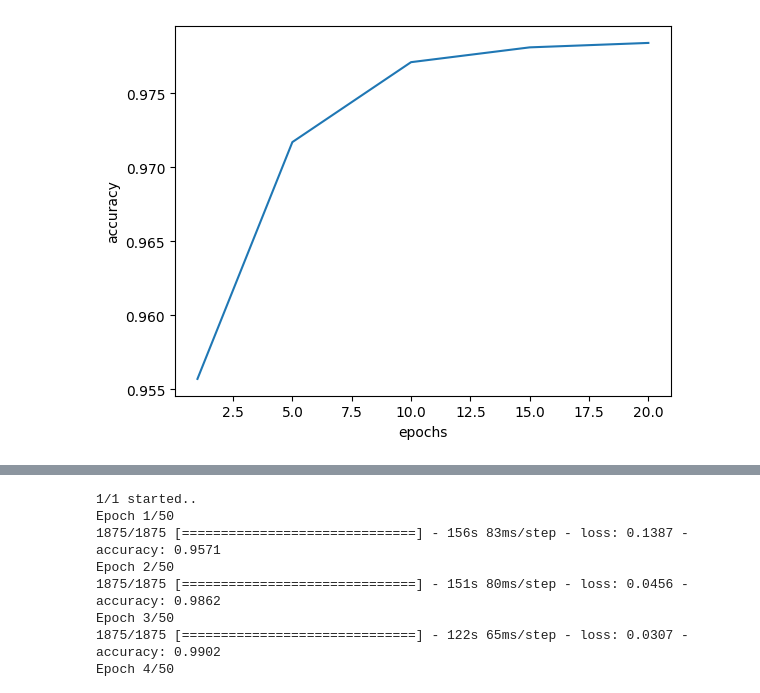
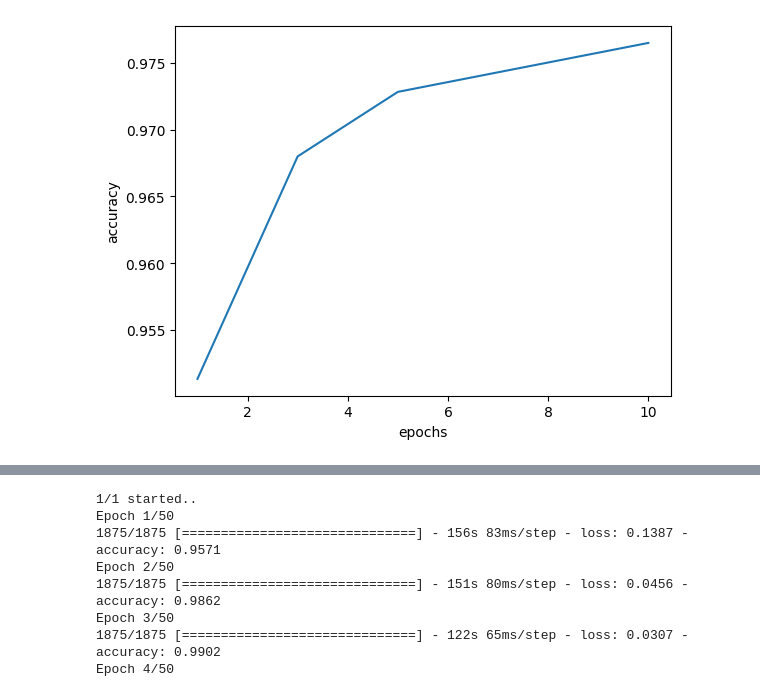
Before and after one commit to andreasvalen/Project2, a Jupyter notebook: testingPlayground.ipynb, the cells around one changed output, grey strips where cells are left out. Drawn from its saved outputs; the diff is of its cells as text; code cells hidden in the pictures.

```diff
--- a/testingPlayground.ipynb
+++ b/testingPlayground.ipynb
@@ -206,18 +231,12 @@ nodes=128
 epochs=5
 
 #[use_cnn = 0 or 1, nodes_in_layers, epochs, drop = float between 0 and 1, add_dense_layer = 0 or 1]
-d_parameters_to_test = np.array([[0, nodes, epochs, 0, 0],
+drop_parameters_to_test = np.array([[0, nodes, epochs, 0, 0],
                                [0, nodes, epochs, 0.1, 0],
                                [0, nodes, epochs, 0.2, 0],
+                               [0, nodes, epochs, 0.25, 0],
                                [0, nodes, epochs, 0.3, 0],
-                               [0, nodes, epochs, 0.4, 0],
-                               [0, nodes, epochs, 0.5, 0],
-                               [0, nodes, epochs, 0.6, 0],
                               ])
-#Testing the significance of the number of neurons and if an extra layer adds to the accuracy
-d_tested_models = mapThen_trainAndEvaluateModel(x_train, y_train, x_test, y_test, d_parameters_to_test)
 
-#Printing models from best to worst
-for modelData in d_tested_models:
-    printChosenParams(modelData, use_cnn=False, epochs=False, time=False)
+drop_tested_models = mapThen_trainAndEvaluateModel(x_train, y_train, x_val, y_val, drop_parameters_to_test)
 # %% [output]
@@ -241,4 +260,9 @@ acc: 0.964, loss: 0.125, npl: 128, drop: 0.6, extra_layers: 0.0,
 # %%
-sortedList = sorted(d_tested_models, key=lambda d: d['drop'], reverse=False)
+
+#Printing models from best performance to worst
+for modelData in drop_tested_models:
+    printChosenParams(modelData, use_cnn=False, epochs=False, time=False)
+
+sortedList = sorted(drop_tested_models, key=lambda d: d['drop'], reverse=False)
 plotCorrelationGraph(sortedList, x="drop", y="accuracy")
 # %% [output]
@@ -248,19 +277,14 @@ plotCorrelationGraph(sortedList, x="drop", y="accuracy")
 ## This block is testing epochs ##
 ###################################
 nodes=128
-drop=0.3
+drop=0.2
 
 #[use_cnn = 0 or 1, nodes_in_layers, epochs, drop = float between 0 and 1, add_dense_layer = 0 or 1]
-e_parameters_to_test = np.array([[0, nodes, 1, drop, 0],
+epoch_parameters_to_test = np.array([[0, nodes, 1, drop, 0],
+                               [0, nodes, 3, drop, 0],
                                [0, nodes, 5, drop, 0],
                                [0, nodes, 10, drop, 0],
-                               [0, nodes, 15, drop, 0],
-                               [0, nodes, 20, drop, 0],
                               ])
 #Testing the significance of the number of neurons and if an extra layer adds to the accuracy
-e_tested_models = mapThen_trainAndEvaluateModel(x_train, y_train, x_test, y_test, e_parameters_to_test)
-
-#Printing models from best to worst
-for modelData in e_tested_models:
-    printChosenParams(modelData, use_cnn=False, epochs=False, time=False)
+epoch_tested_models = mapThen_trainAndEvaluateModel(x_train, y_train, x_val, y_val, epoch_parameters_to_test)
 # %% [output]
@@ -284,4 +308,9 @@ acc: 0.956, loss: 0.143, npl: 128, drop: 0.3, extra_layers: 0.0,
 # %%
-sortedList = sorted(e_tested_models, key=lambda d: d['epochs'], reverse=False)
+
+#Printing models from best to worst
+for modelData in epoch_tested_models:
+    printChosenParams(modelData, use_cnn=False,)
+
+sortedList = sorted(epoch_tested_models, key=lambda d: d['epochs'], reverse=False)
 plotCorrelationGraph(sortedList, x="epochs", y="accuracy")
 # %% [output]
@@ -288,3 +321,3 @@ plotCorrelationGraph(sortedList, x="epochs", y="accuracy")
-[figure, old version]
+[figure, new version]
 # %%
 ################################################################
```
Also changed, not shown: parts of 14 cells of this notebook, 7 other files.
